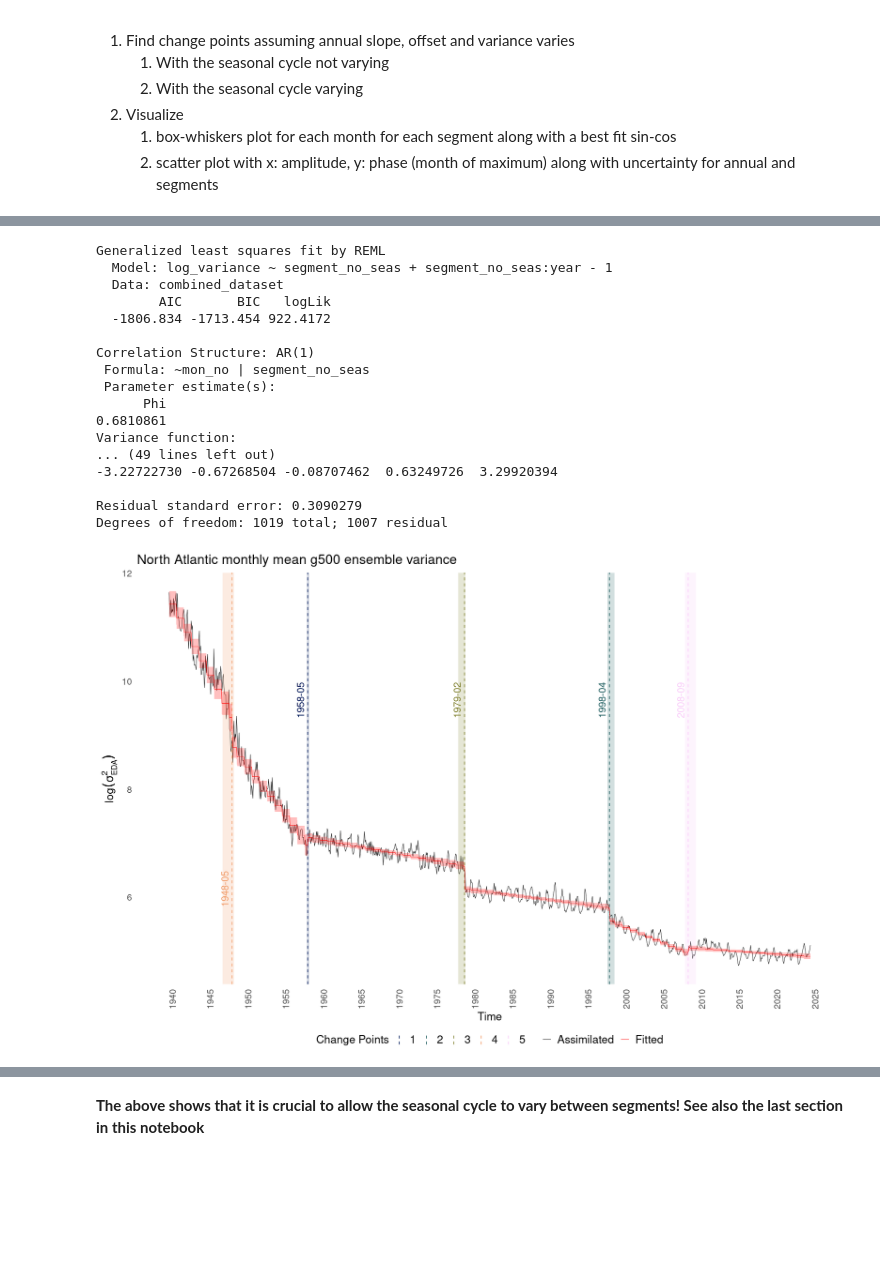
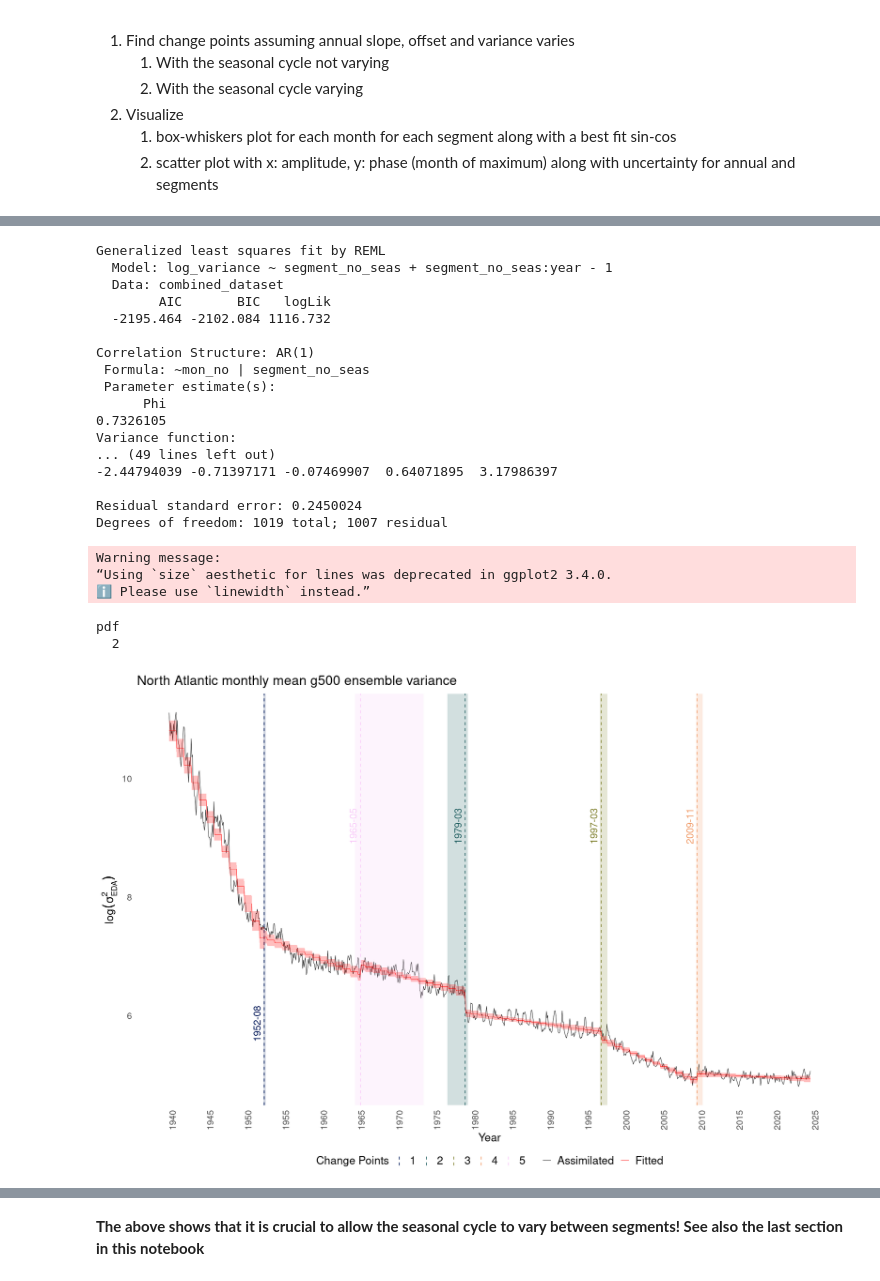
Before and after one commit to hschoeller/wp22a, a Jupyter notebook: notebooks/ChangePoints.ipynb, the cells around one changed output, grey strips where cells are left out. Drawn from its saved outputs; the diff is of its cells as text; code cells hidden in the pictures; blank space fills up the shorter version.

```diff
--- a/notebooks/ChangePoints.ipynb
+++ b/notebooks/ChangePoints.ipynb
@@ -140,7 +140,7 @@ filtered_df <- combined_dataset %>%
 ar_fit_glob <- breakpoints(
     ar_filtered ~ year,
     data     = filtered_df,
-    h        = .1,
+    h        = .15,
     breaks   = NULL
 )
 par(bg = "white")
@@ -201,34 +201,40 @@ Generalized least squares fit by REML
   Model: log_variance ~ segment_no_seas + segment_no_seas:year - 1
   Data: combined_dataset
         AIC       BIC   logLik
-  -1806.834 -1713.454 922.4172
+  -2195.464 -2102.084 1116.732
 
 Correlation Structure: AR(1)
  Formula: ~mon_no | segment_no_seas
  Parameter estimate(s):
       Phi
-0.6810861
+0.7326105
 Variance function:
 ... (49 lines left out)
--3.22722730 -0.67268504 -0.08707462  0.63249726  3.29920394
+-2.44794039 -0.71397171 -0.07469907  0.64071895  3.17986397
 
-Residual standard error: 0.3090279
+Residual standard error: 0.2450024
 Degrees of freedom: 1019 total; 1007 residual
 # %%
 p <- plot_change_points(
     data = combined_dataset,
     cp_df = cp_df,
     theme_pub = NULL,
     show_ci = TRUE
 )
 
 fitted_layers <- add_fitted_line_ci(lmod_monthly_no_seas, combined_dataset)
 for (layer in fitted_layers) {
     p <- p + layer
 }
 p + THEME_PUB_LARGE
+save_plot(p, "ChangePointsNoSeasLarge.pdf", width = 9.5, height = 4.25)
 # %% [output]
+Warning message:
+“Using `size` aesthetic for lines was deprecated in ggplot2 3.4.0.
+ℹ Please use `linewidth` instead.”
+pdf
+  2
-[figure, old version]
+[figure, new version]
 # %%
 seasonal_model <- nlme::gls(
     log_variance ~ year:segment_no_seas + segment_no_seas +
```
Also changed, not shown: parts of 20 cells of this notebook, 9 other files.
